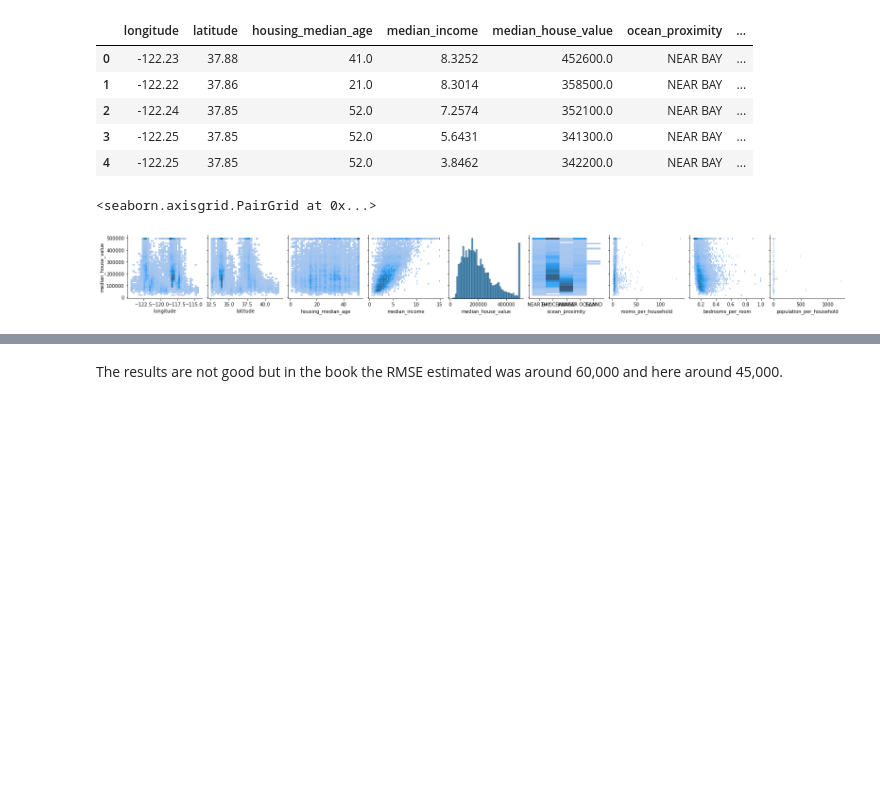
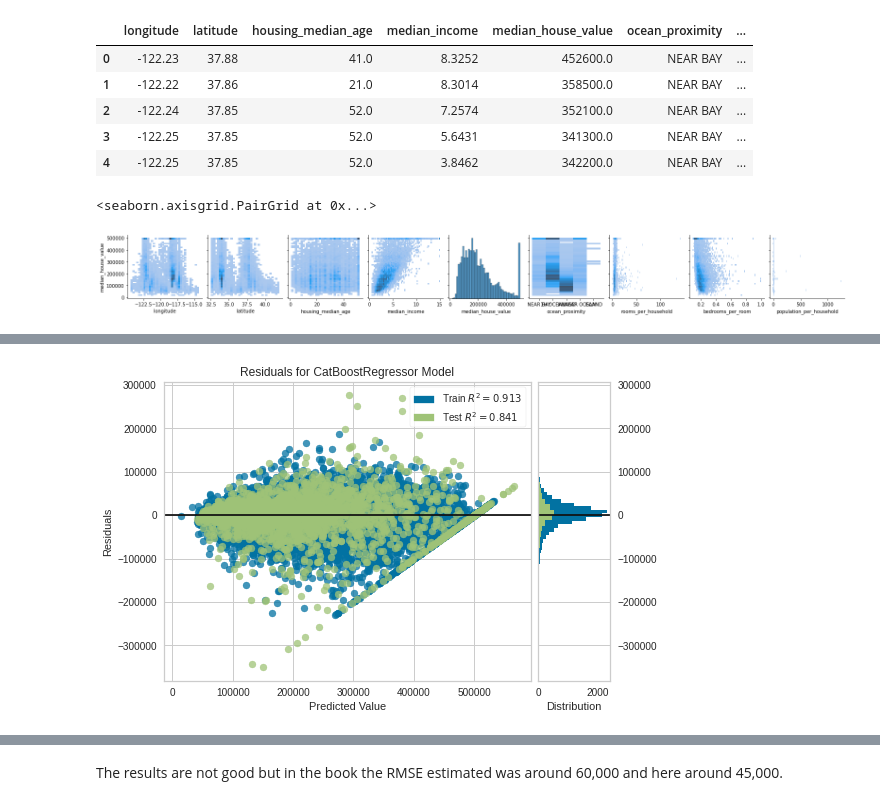
Before and after one commit to Camicb/practice, a Jupyter notebook: Predicting_Housing_prices.ipynb, the cells around one changed output, grey strips where cells are left out. Cells and saved outputs as stored; diff of their text form; code cells hidden in the pictures; blank space fills up the shorter version.

```diff
--- a/Predicting_Housing_prices.ipynb
+++ b/Predicting_Housing_prices.ipynb
@@ -188,3 +204,7 @@ plot_model(catboost, plot = 'error')
+# %%
+plot_model(catboost, plot='residuals')
+# %% [output]
+[figure, added]
 # %%
 plot_model(catboost, plot='feature')
 # %% [output]
```
Also changed, not shown: parts of 12 cells of this notebook.
